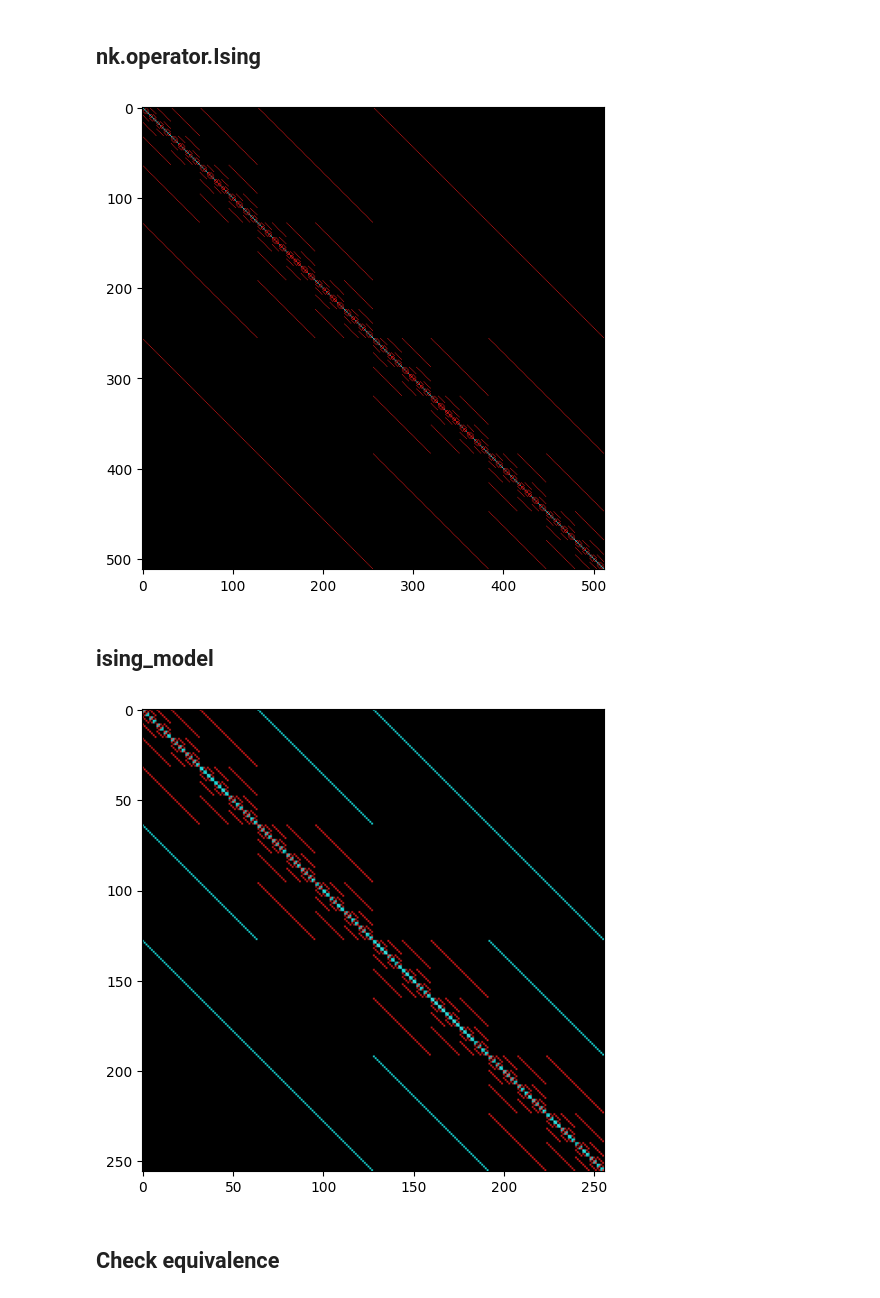
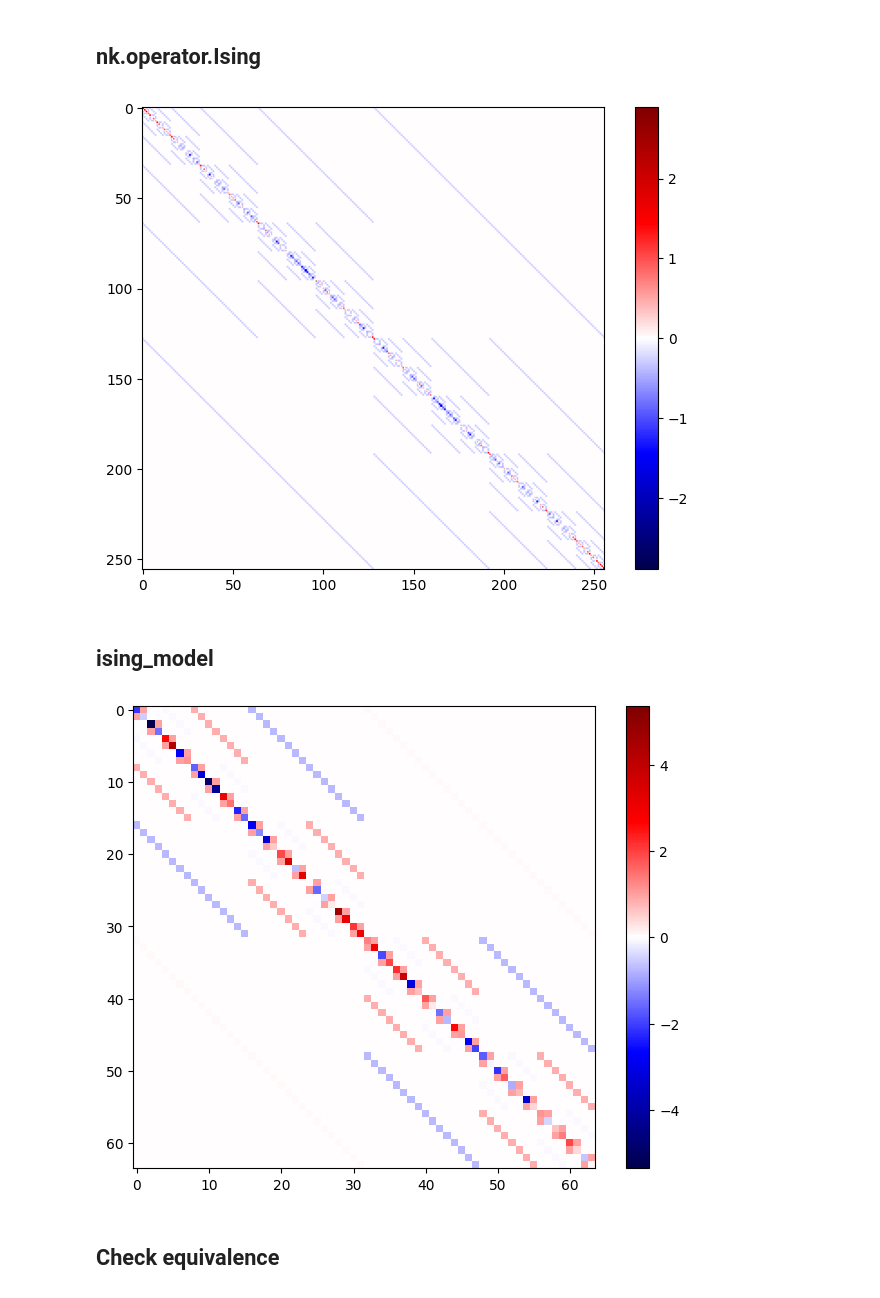
Before and after one commit to gerardPlanella/QGNN, a Jupyter notebook: dataset generation.ipynb, the cells around one changed output. Cells and saved outputs as stored; diff of their text form; code cells hidden in the pictures.

```diff
--- a/dataset generation.ipynb
+++ b/dataset generation.ipynb
@@ -540,36 +528,48 @@ def partial_trace(rho, retain_qubits):
 ## nk.operator.Ising
 # %%
 # Generate random ising hamiltonians
-def generate_nk_ising(N, L, n_dim=1, circular=True):
+def generate_nk_ising(N, n, circular=True):
     J = np.random.uniform(-1, 1, size=N) # Coupling constant
     g = np.random.uniform(-1, 1, size=N) # Transverse field
+    if isinstance(n, int):
+        n = (n,)
+    n_tot = int(np.prod(n))
 
     hamiltonians = []
     for i in range(N):
+        graph = nk.graph.Grid(n, pbc=circular)
         ising = nk.operator.Ising(
-            hilbert=nk.hilbert.Spin(s=0.5, N=L),
-            graph=nk.graph.Hypercube(length=L, n_dim=n_dim, pbc=circular),
+            hilbert=nk.hilbert.Spin(s=0.5, N=n_tot),
+            graph=graph,
             J=J[i], h=g[i]
         )
-        hamiltonians.append(ising)
+
+        # Convert hyperparameters to the right format
+        J_i = np.zeros((n_tot, n_tot))
+        J_i[*np.array(graph.edges()).T] = J[i]
+        h_i = np.zeros(n_tot)
+        g_i = g[i] * np.ones(n_tot)
+
+        hamiltonians.append((ising, {"J": J_i, "h": h_i, "g": g_i}))
     return hamiltonians
 
-# Generate random ising hamiltonians
-hamiltonians = generate_nk_ising(10, 9)
-# Show a random one
-imshow_complex(hamiltonians[np.random.randint(len(hamiltonians))].to_dense().astype(np.complex128))
+# Generate a random ising hamiltonian
+imshow(generate_nk_ising(1, n=(2,4))[0][0].to_dense())
 # %% [output]
-[figure, old version]
+[figure, new version]
 # %% [markdown]
 ## ising_model
 # %%
 # Use the ising_model function to generate more general ising models
 def generate_random_ising(N, n, circular=True):
+    n_tot = np.prod(n)
     if isinstance(n, int):
         n = (n,)
-    n_tot = np.prod(n)
     if len(n) == 1:
-        J = np.random.uniform(-1, 1, size=(N, n_tot))
+        if circular:
+            J = np.random.uniform(-1, 1, size=(N, n_tot))
+        else:
+            J = np.random.uniform(-1, 1, size=(N, n_tot-1))
     else:
         J = np.random.uniform(-1, 1, size=(N, n_tot, n_tot))
         # only use the upper triangular part of J
@@ -581,25 +581,49 @@ def generate_random_ising(N, n, circular=True):
     hamiltonians = []
     for i in range(N):
         H_ising_str = ising_model(n, J[i], h[i], g[i], kind=f'{len(n)}d', circular=circular)
-        hamiltonians.append(H_ising_str)
+
+        # create graph to find the indices of the edges
+        grid = nk.graph.Grid(n, pbc=circular)
+        edges = np.array(grid.edges()).T
+        # set J[i] to 0 where there is no edge
+        J_i = np.zeros((n_tot, n_tot))
+        if len(n) == 1:
+            J_i[*edges] = J[i]
+        else:
+            J_i[*edges] = J[i][*edges]
+
+        hamiltonians.append((H_ising_str, {"J": J_i, "h": h[i], "g": g[i]}))
 
     return hamiltonians
 
 # This creates a hamiltonian like netket does, but using the ising_model function
-def generate_random_ising_like_nk(N, L, n_dim=1, circular=True):
+def generate_random_ising_like_nk(N, n, circular=True):
+    """ The main differences with generate_random_ising is (1) the coupling and field strengths are everywhere the same and (2) there is no longitudinal local field."""
     J = np.random.uniform(-1, 1, size=N)
     g = np.random.uniform(-1, 1, size=N)
+    n_tot = np.prod(n)
 
     hamiltonians = []
     for i in range(N):
-        H_ising_str = ising_model([L]*n_dim, J[i], 0, -g[i], kind=f'{n_dim}d', circular=circular)
-        hamiltonians.append(H_ising_str)
+        H_ising_str = ising_model(n, J[i], 0, g[i], kind=f'{len(n)}d', circular=circular)
+
+        # create graph to find the indices of the edges
+        grid = nk.graph.Grid(n, pbc=circular)
+        edges = np.array(grid.edges()).T
+        # set J[i] to 0 where there is no edge
+        J_i = np.zeros((n_tot, n_tot))
+        J_i[*edges] = J[i]
+        h_i = np.zeros(n_tot)
+        g_i = g[i]*np.ones(n_tot)
+
+        hamiltonians.append((H_ising_str, {"J": J_i, "h": h_i, "g": g_i}))
+
     return hamiltonians
 
 # show a random hamiltonian
-imshow_complex(parse_hamiltonian(generate_random_ising(N=1, n=(2,2,2))[0]))
+imshow(parse_hamiltonian(generate_random_ising(N=1, n=(2,3), circular=False)[0][0]).real)
 # %% [output]
-[figure, old version]
+[figure, new version]
 # %% [markdown]
 ## Check equivalence
 # %%
```
Also changed, not shown: parts of 15 cells of this notebook.
